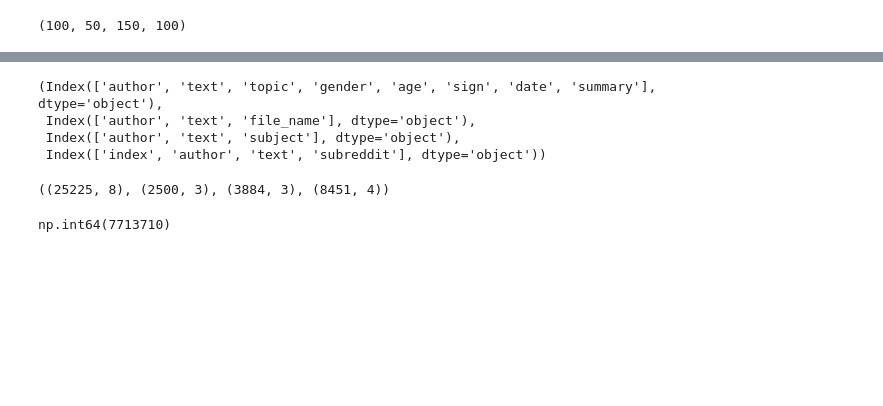
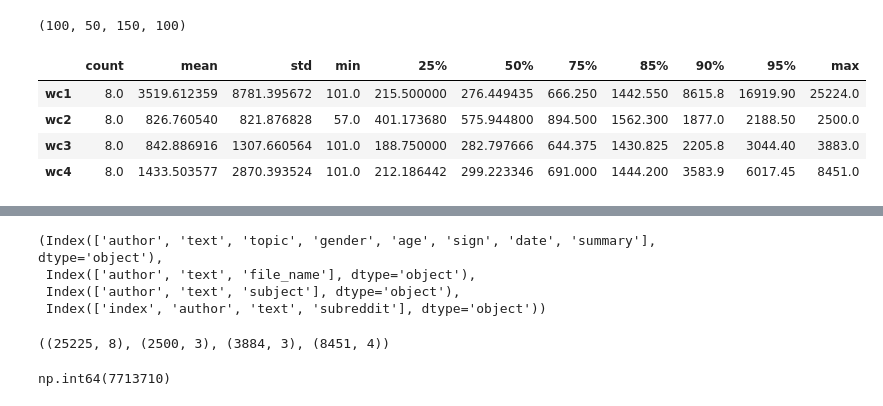
Before and after one commit to jaaack-wang/personalizedWriting, a Jupyter notebook: notebooks/data_exploration.ipynb, the cells around one changed output, grey strips where cells are left out. Cells and saved outputs as stored; diff of their text form; code cells hidden in the pictures; blank space fills up the shorter version.

```diff
--- a/notebooks/data_exploration.ipynb
+++ b/notebooks/data_exploration.ipynb
@@ -30,6 +42,22 @@ df1.shape, df2.shape, df3.shape, df4.shape
 df1.author.unique().size, df2.author.unique().size, df3.author.unique().size, df4.author.unique().size
 # %% [output]
 (100, 50, 150, 100)
+# %%
+from nltk.tokenize import word_tokenize
+
+wcs_df = pd.DataFrame()
+
+wcs_df["wc1"] = df1["text"].apply(lambda x: len(word_tokenize(x))).describe()
+wcs_df["wc2"] = df2["text"].apply(lambda x: len(word_tokenize(x))).describe()
+wcs_df["wc3"] = df3["text"].apply(lambda x: len(word_tokenize(x))).describe()
+wcs_df["wc4"] = df4["text"].apply(lambda x: len(word_tokenize(x))).describe()
+wcs_df.describe(percentiles=[.25, .5, .75, .85, .90, .95]).T
+# %% [output]
+|  | count | mean | std | min | 25% | 50% | 75% | 85% | 90% | 95% | max |
+| wc1 | 8.0 | 3519.612359 | 8781.395672 | 101.0 | 215.500000 | 276.449435 | 666.250 | 1442.550 | 8615.8 | 16919.90 | 25224.0 |
+| wc2 | 8.0 | 826.760540 | 821.876828 | 57.0 | 401.173680 | 575.944800 | 894.500 | 1562.300 | 1877.0 | 2188.50 | 2500.0 |
+| wc3 | 8.0 | 842.886916 | 1307.660564 | 101.0 | 188.750000 | 282.797666 | 644.375 | 1430.825 | 2205.8 | 3044.40 | 3883.0 |
+| wc4 | 8.0 | 1433.503577 | 2870.393524 | 101.0 | 212.186442 | 299.223346 | 691.000 | 1444.200 | 3583.9 | 6017.45 | 8451.0 |
 # %%
 df1_test = pd.read_csv("../dataset_prepare/blog_test.csv")
 df2_test = pd.read_csv("../dataset_prepare/CCAT50_test.csv")
```
Also changed, not shown: parts of 11 cells of this notebook, 5 other files.
